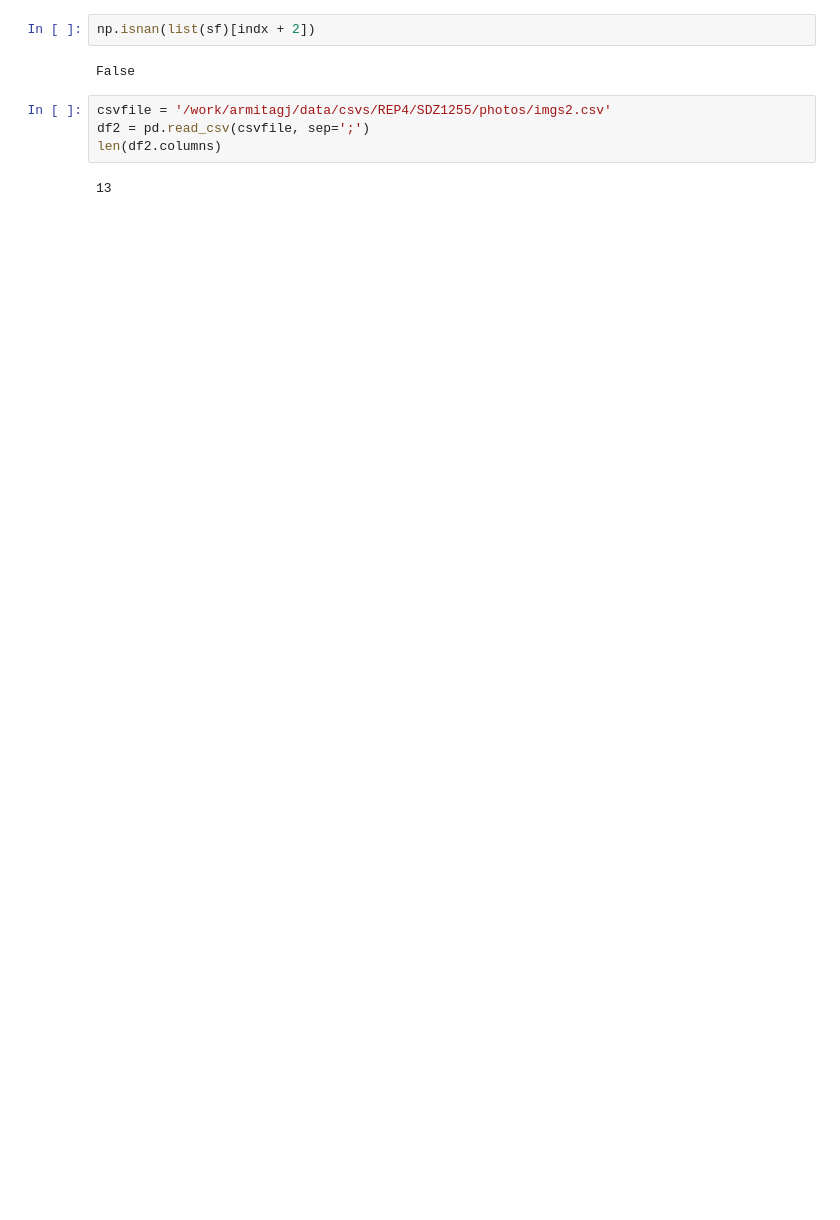
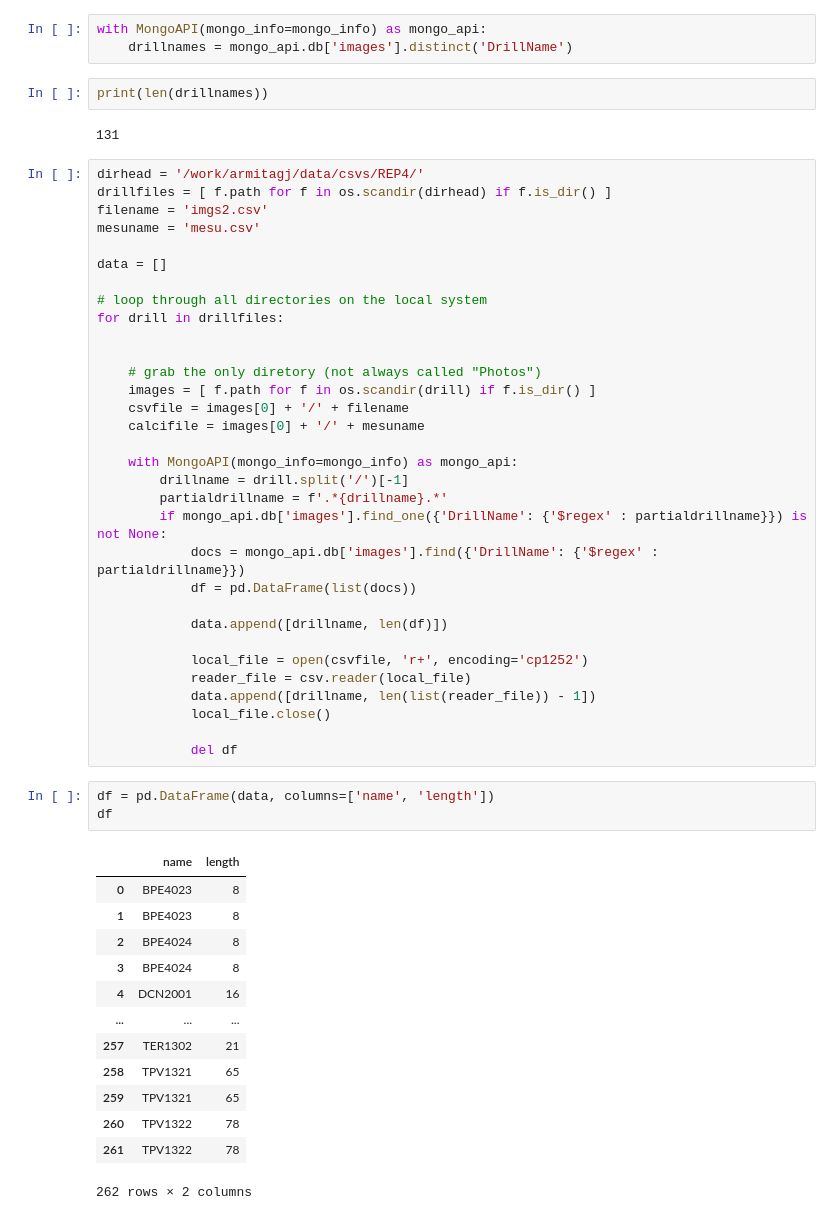
Before and after one commit to zwergon/calcimetry, a Jupyter notebook: notebooks/QC-measurements.ipynb, the cells around one changed output. Drawn from its saved outputs; the diff is of its cells as text; blank space fills up the shorter version.

```diff
--- a/notebooks/QC-measurements.ipynb
+++ b/notebooks/QC-measurements.ipynb
@@ -231,10 +154,56 @@ indx
-# %%
-np.isnan(list(sf)[indx + 2])
-# %% [output]
-False
-# %%
-csvfile = '/work/armitagj/data/csvs/REP4/SDZ1255/photos/imgs2.csv'
-df2 = pd.read_csv(csvfile, sep=';')
-len(df2.columns)
-# %% [output]
-13
+# %%
+with MongoAPI(mongo_info=mongo_info) as mongo_api:
+    drillnames = mongo_api.db['images'].distinct('DrillName')
+# %%
+print(len(drillnames))
+# %% [output]
+131
+# %%
+dirhead = '/work/armitagj/data/csvs/REP4/'
+drillfiles = [ f.path for f in os.scandir(dirhead) if f.is_dir() ]
+filename = 'imgs2.csv'
+mesuname = 'mesu.csv'
+
+data = []
+
+# loop through all directories on the local system
+for drill in drillfiles:
+
+
+    # grab the only diretory (not always called "Photos")
+    images = [ f.path for f in os.scandir(drill) if f.is_dir() ]
+    csvfile = images[0] + '/' + filename
+    calcifile = images[0] + '/' + mesuname
+
+    with MongoAPI(mongo_info=mongo_info) as mongo_api:
+        drillname = drill.split('/')[-1]
+        partialdrillname = f'.*{drillname}.*'
+        if mongo_api.db['images'].find_one({'DrillName': {'$regex' : partialdrillname}}) is not None:
+            docs = mongo_api.db['images'].find({'DrillName': {'$regex' : partialdrillname}})
+            df = pd.DataFrame(list(docs))
+
+            data.append([drillname, len(df)])
+
+            local_file = open(csvfile, 'r+', encoding='cp1252')
+            reader_file = csv.reader(local_file)
+            data.append([drillname, len(list(reader_file)) - 1])
+            local_file.close()
+
+            del df
+# %%
+df = pd.DataFrame(data, columns=['name', 'length'])
+df
+# %% [output]
+|  | name | length |
+| 0 | BPE4023 | 8 |
+| 1 | BPE4023 | 8 |
+| 2 | BPE4024 | 8 |
+| 3 | BPE4024 | 8 |
+| 4 | DCN2001 | 16 |
+| ... | ... | ... |
+| 257 | TER1302 | 21 |
+| 258 | TPV1321 | 65 |
+| 259 | TPV1321 | 65 |
+| 260 | TPV1322 | 78 |
+| 261 | TPV1322 | 78 |
+262 rows × 2 columns
```
Also changed, not shown: parts of 10 cells of this notebook, 4 other files.
